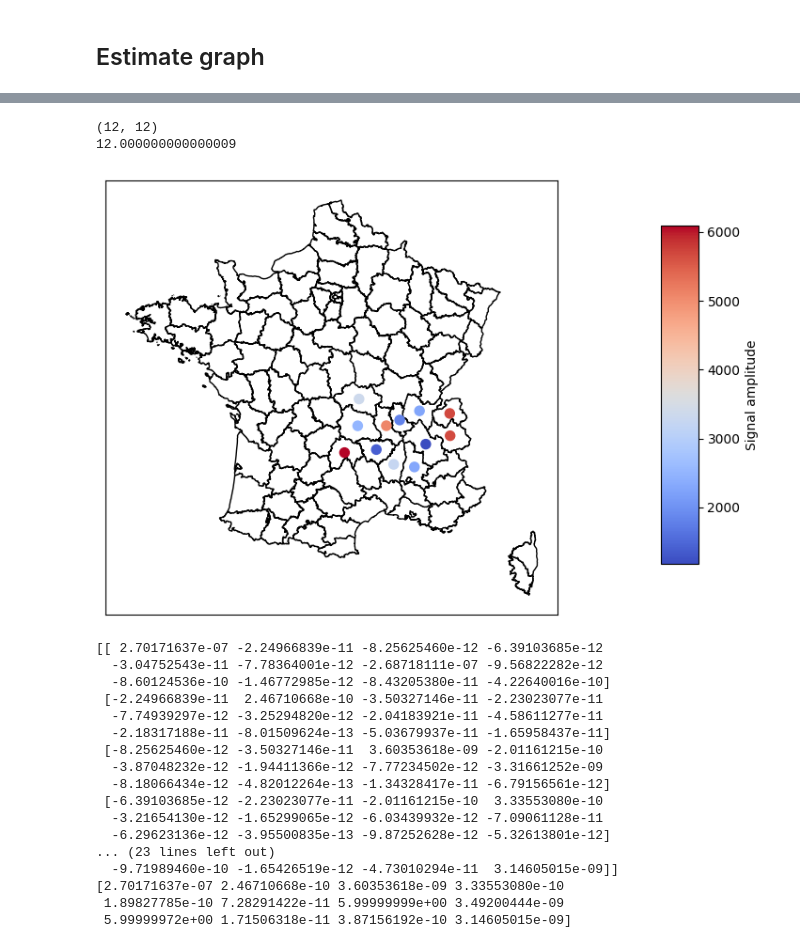
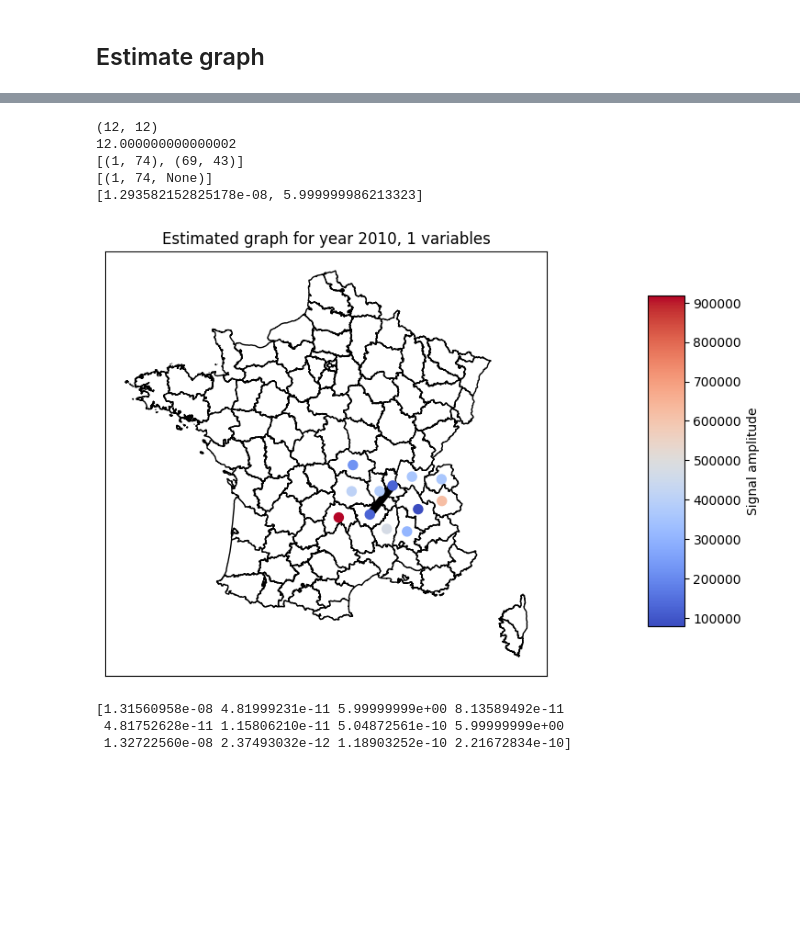
Before and after one commit to MathildeDupouy/learnGraph, a Jupyter notebook: scripts/realData_analyse_data.ipynb, the cells around one changed output, grey strips where cells are left out. Saved outputs shown, nothing was run; the diff lists cells and outputs as text; code cells hidden in the pictures; blank space fills up the shorter version.

```diff
--- a/scripts/realData_analyse_data.ipynb
+++ b/scripts/realData_analyse_data.ipynb
@@ -69,34 +78,25 @@ beta = 2e-3
 solvers.options['show_progress'] = False
 np.random.seed(3)
 # Solving
-L_est, Y_est = gl_sig_model(samples_ARA_2005.T, max_iter, alpha, beta)
+L_est, Y_est = gl_sig_model(samples_ARA_200X.T, max_iter, alpha, beta)
 # %%
 print(L_est.shape)
 print(np.sum(np.diag(L_est)))
 g_ARA_est = create_graph_from_laplacian(L_est, list(fuel_data_ARA.graph.nodes))
 for node in g_ARA_est.nodes :
     g_ARA_est.nodes[node]['pos'] = fuel_data_ARA.graph.nodes[node]['pos']
-plot_graph_department(g_ARA_est, samples_ARA_2005[:, 0])
-print(L_est)
+print([(u, v) for u, v in g_ARA_est.edges])
+print(g_ARA_est.edges(1, 42))
+print([g_ARA_est.edges[u, v]['weight'] for u, v in g_ARA_est.edges()])
+plot_graph_department(g_ARA_est, samples_ARA_200X[:, 0], title=f"Estimated graph for year {year}, {samples_ARA_200X.shape[1]} variable(s)")
 print(np.diag(L_est))
 # %% [output]
 (12, 12)
-12.000000000000009
+12.000000000000002
+[(1, 74), (69, 43)]
+[(1, 74, None)]
+[1.293582152825178e-08, 5.999999986213323]
-[figure, old version]
+[figure, new version]
-[[ 2.70171637e-07 -2.24966839e-11 -8.25625460e-12 -6.39103685e-12
-  -3.04752543e-11 -7.78364001e-12 -2.68718111e-07 -9.56822282e-12
-  -8.60124536e-10 -1.46772985e-12 -8.43205380e-11 -4.22640016e-10]
- [-2.24966839e-11  2.46710668e-10 -3.50327146e-11 -2.23023077e-11
-  -7.74939297e-12 -3.25294820e-12 -2.04183921e-11 -4.58611277e-11
-  -2.18317188e-11 -8.01509624e-13 -5.03679937e-11 -1.65958437e-11]
- [-8.25625460e-12 -3.50327146e-11  3.60353618e-09 -2.01161215e-10
-  -3.87048232e-12 -1.94411366e-12 -7.77234502e-12 -3.31661252e-09
-  -8.18066434e-12 -4.82012264e-13 -1.34328417e-11 -6.79156561e-12]
- [-6.39103685e-12 -2.23023077e-11 -2.01161215e-10  3.33553080e-10
-  -3.21654130e-12 -1.65299065e-12 -6.03439932e-12 -7.09061128e-11
-  -6.29623136e-12 -3.95500835e-13 -9.87252628e-12 -5.32613801e-12]
-... (23 lines left out)
-  -9.71989460e-10 -1.65426519e-12 -4.73010294e-11  3.14605015e-09]]
-[2.70171637e-07 2.46710668e-10 3.60353618e-09 3.33553080e-10
- 1.89827785e-10 7.28291422e-11 5.99999999e+00 3.49200444e-09
- 5.99999972e+00 1.71506318e-11 3.87156192e-10 3.14605015e-09]
+[1.31560958e-08 4.81999231e-11 5.99999999e+00 8.13589492e-11
+ 4.81752628e-11 1.15806210e-11 5.04872561e-10 5.99999999e+00
+ 1.32722560e-08 2.37493032e-12 1.18903252e-10 2.21672834e-10]
```
Also changed, not shown: parts of 6 cells of this notebook, 1 other file.
